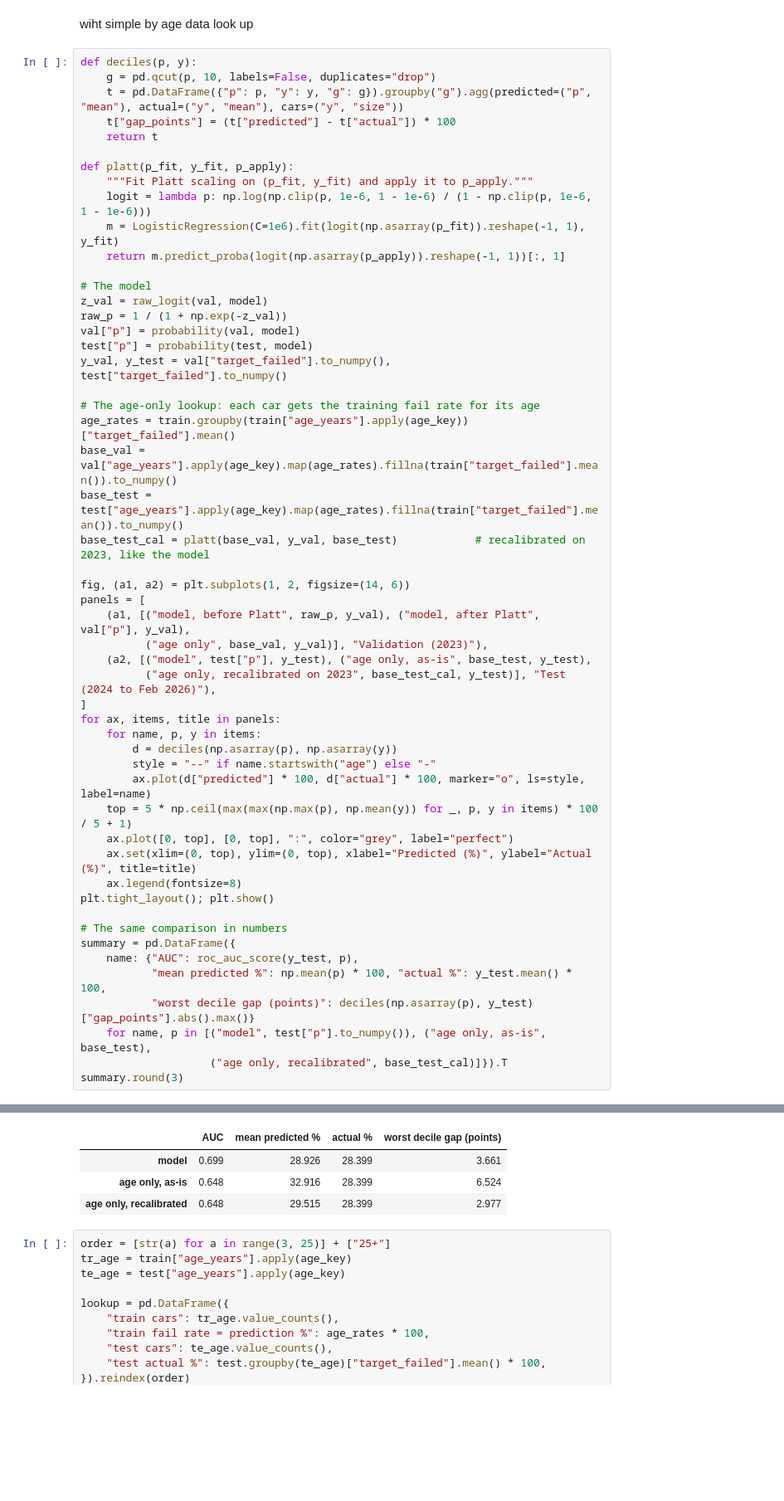
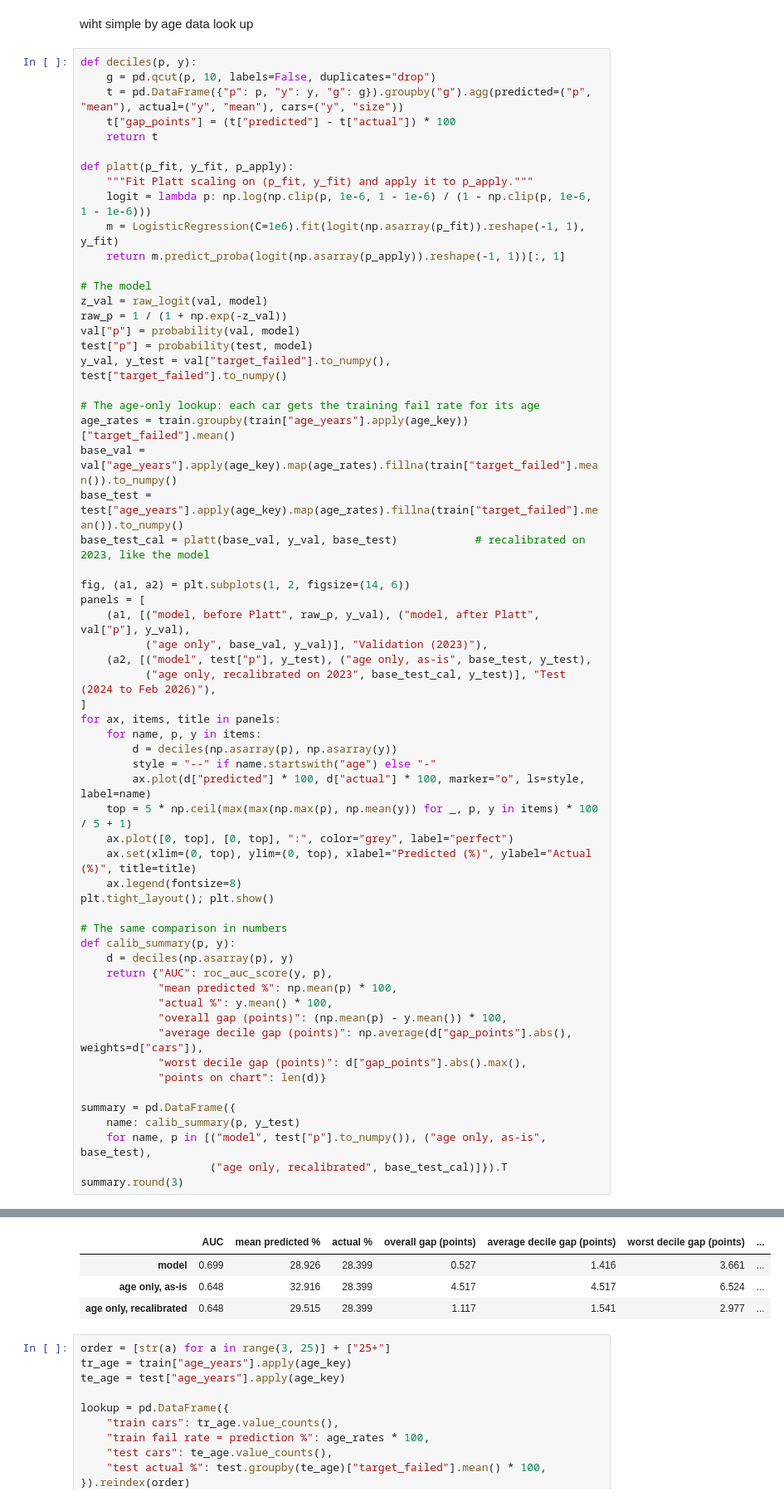
Before and after one commit to S-Azeem/MOT_failure_predictor_logistic, a Jupyter notebook: failure_model_walkthrough.ipynb, the cells around one changed output, grey strips where cells are left out. Shown at 83% size. Drawn from its saved outputs; the diff is of its cells as text; blank space fills up the shorter version.

Commit message:
calibration table changed

```diff
--- a/failure_model_walkthrough.ipynb
+++ b/failure_model_walkthrough.ipynb
@@ -680,40 +680,48 @@ y_val, y_test = val["target_failed"].to_numpy(), test["target_failed"].to_numpy(
 age_rates = train.groupby(train["age_years"].apply(age_key))["target_failed"].mean()
 base_val = val["age_years"].apply(age_key).map(age_rates).fillna(train["target_failed"].mean()).to_numpy()
 base_test = test["age_years"].apply(age_key).map(age_rates).fillna(train["target_failed"].mean()).to_numpy()
 base_test_cal = platt(base_val, y_val, base_test)            # recalibrated on 2023, like the model
 
 fig, (a1, a2) = plt.subplots(1, 2, figsize=(14, 6))
 panels = [
     (a1, [("model, before Platt", raw_p, y_val), ("model, after Platt", val["p"], y_val),
           ("age only", base_val, y_val)], "Validation (2023)"),
     (a2, [("model", test["p"], y_test), ("age only, as-is", base_test, y_test),
           ("age only, recalibrated on 2023", base_test_cal, y_test)], "Test (2024 to Feb 2026)"),
 ]
 for ax, items, title in panels:
     for name, p, y in items:
         d = deciles(np.asarray(p), np.asarray(y))
         style = "--" if name.startswith("age") else "-"
         ax.plot(d["predicted"] * 100, d["actual"] * 100, marker="o", ls=style, label=name)
     top = 5 * np.ceil(max(max(np.max(p), np.mean(y)) for _, p, y in items) * 100 / 5 + 1)
     ax.plot([0, top], [0, top], ":", color="grey", label="perfect")
     ax.set(xlim=(0, top), ylim=(0, top), xlabel="Predicted (%)", ylabel="Actual (%)", title=title)
     ax.legend(fontsize=8)
 plt.tight_layout(); plt.show()
 
 # The same comparison in numbers
+def calib_summary(p, y):
+    d = deciles(np.asarray(p), y)
+    return {"AUC": roc_auc_score(y, p),
+            "mean predicted %": np.mean(p) * 100,
+            "actual %": y.mean() * 100,
+            "overall gap (points)": (np.mean(p) - y.mean()) * 100,
+            "average decile gap (points)": np.average(d["gap_points"].abs(), weights=d["cars"]),
+            "worst decile gap (points)": d["gap_points"].abs().max(),
+            "points on chart": len(d)}
+
 summary = pd.DataFrame({
-    name: {"AUC": roc_auc_score(y_test, p),
-           "mean predicted %": np.mean(p) * 100, "actual %": y_test.mean() * 100,
-           "worst decile gap (points)": deciles(np.asarray(p), y_test)["gap_points"].abs().max()}
+    name: calib_summary(p, y_test)
     for name, p in [("model", test["p"].to_numpy()), ("age only, as-is", base_test),
                     ("age only, recalibrated", base_test_cal)]}).T
 summary.round(3)
 # %% [output]
 [figure]
-|  | AUC | mean predicted % | actual % | worst decile gap (points) |
-| model | 0.699 | 28.926 | 28.399 | 3.661 |
-| age only, as-is | 0.648 | 32.916 | 28.399 | 6.524 |
-| age only, recalibrated | 0.648 | 29.515 | 28.399 | 2.977 |
+|  | AUC | mean predicted % | actual % | overall gap (points) | average decile gap (points) | worst decile gap (points) | ... |
+| model | 0.699 | 28.926 | 28.399 | 0.527 | 1.416 | 3.661 | ... |
+| age only, as-is | 0.648 | 32.916 | 28.399 | 4.517 | 4.517 | 6.524 | ... |
+| age only, recalibrated | 0.648 | 29.515 | 28.399 | 1.117 | 1.541 | 2.977 | ... |
 # %%
 order = [str(a) for a in range(3, 25)] + ["25+"]
 tr_age = train["age_years"].apply(age_key)
```
